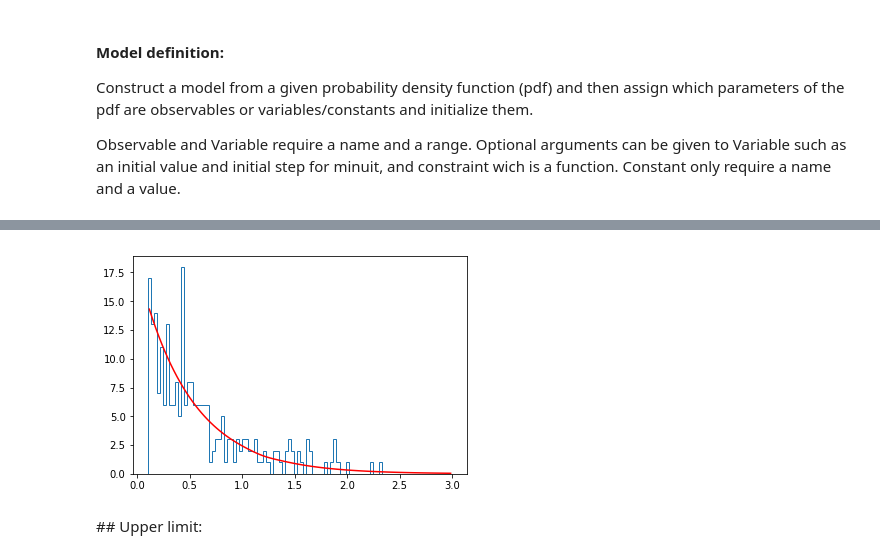
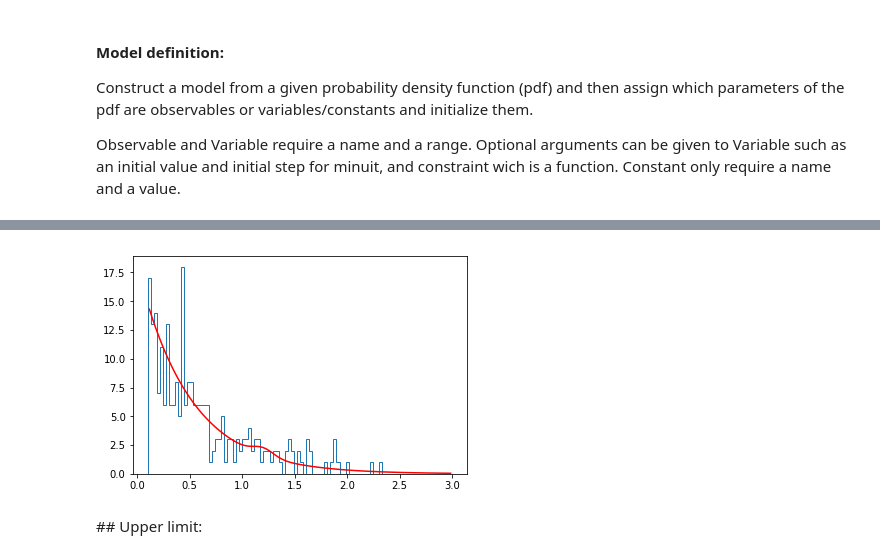
Before and after one commit to marinang/lauztat, a Jupyter notebook: docs/examples/notebooks/new_upperlimit.ipynb, the cells around one changed output, grey strips where cells are left out. Drawn from its saved outputs; the diff is of its cells as text; code cells hidden in the pictures.

```diff
--- a/docs/examples/notebooks/new_upperlimit.ipynb
+++ b/docs/examples/notebooks/new_upperlimit.ipynb
@@ -38,7 +39,7 @@ np.random.seed(0)
 tau = -2.0
 beta = -1/tau
 data = np.random.exponential(beta, 300)
-peak = np.random.normal(1.2, 0.1, 4)
+peak = np.random.normal(1.2, 0.1, 10)
 data = np.concatenate((data,peak))
 data = data[(data > 0.1) & (data < 3)]
 # %% [markdown]
@@ -54,4 +55,4 @@ tau = Variable("tau", range=(0.1, 5.0), initvalue=0.5,       initstep=0.05)
 model_bkg.add_vars(tau)
 
 LH_bkg = LossFunctionWrapper(probfit.UnbinnedLH(model_bkg, data_bkg))
-minuit_bkg = MinuitWrapper(LH_bkg)
+min_bkg = MinimizerWrapper(LH_bkg)
@@ -71,6 +72,6 @@ minuit_bkg.migrad();
 # %%
-tauval = minuit_bkg.values["tau"]
-tauerr = minuit_bkg.errors["tau"]
+tauval = min_bkg.values["tau"]
+tauerr = min_bkg.errors["tau"]
 # %% [markdown]
 ### Signal + background fit in signal region:
 
@@ -105,4 +106,4 @@ tot_model.extended = True
 # %%
 LH_sb = LossFunctionWrapper(probfit.UnbinnedLH(tot_model, data, extended=True, extended_bound=bounds))
 # %%
-minuit_sb = MinuitWrapper(LH_sb, pedantic=True)
+min_sb = MinimizerWrapper(LH_sb, pedantic=True)
@@ -135,10 +136,10 @@ def plotfitresult(pdf, bounds, nbins, *args):
     plt.plot(bin_centers, y, "-r")
 # %%
 nbins = 100
-fit_result = minuit_sb.values.values()
+fit_result = min_sb.values.values()
 plt.hist(data, bins=nbins, histtype='step', range=bounds);
 plotfitresult(tot_model, bounds, nbins, *fit_result)
 # %% [output]
-[figure, old version]
+[figure, new version]
 # %% [markdown]
 ## Upper limit:
```
Also changed, not shown: parts of 14 cells of this notebook, 16 other files.
